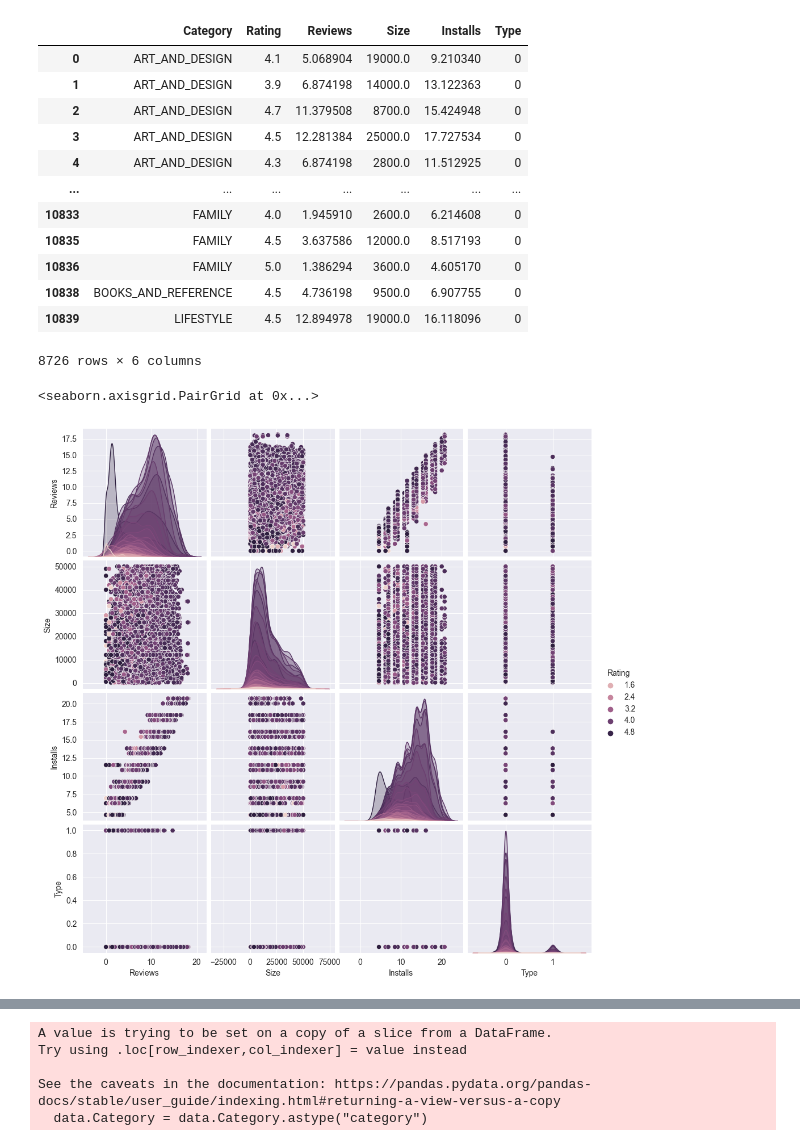
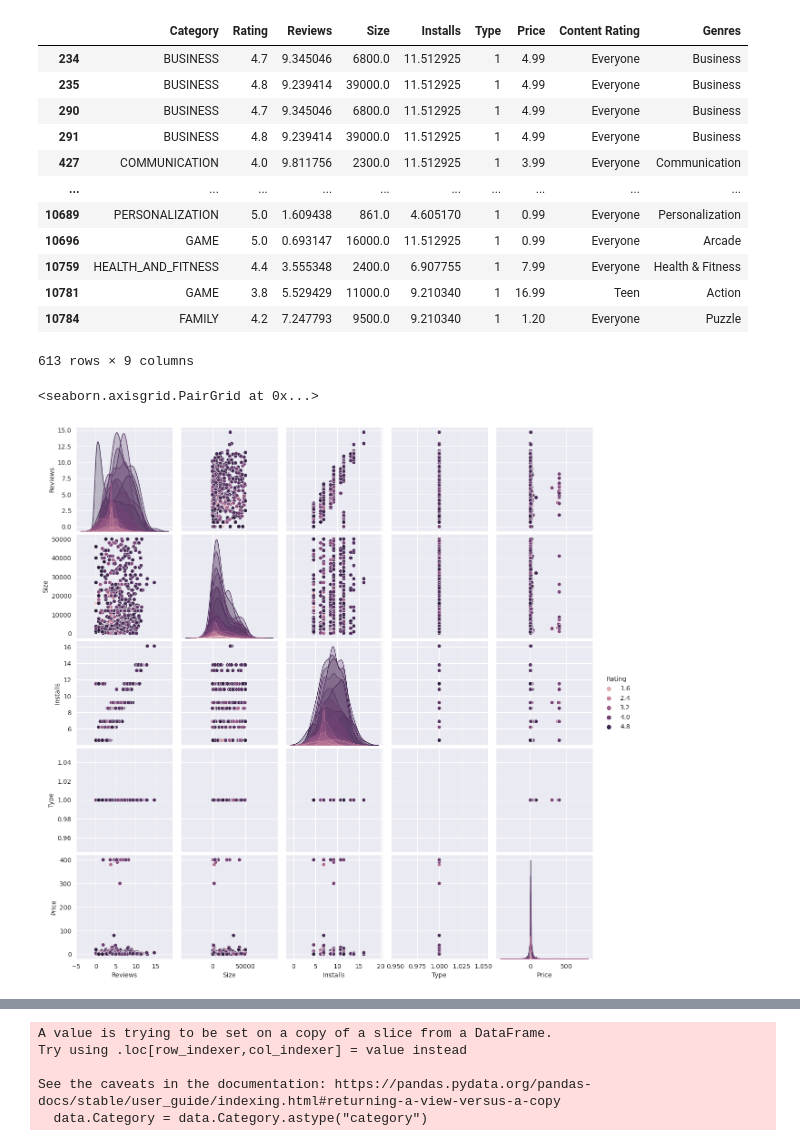
Before and after one commit to Mischomei/GooglePlay, a Jupyter notebook: googleplaystoretest.ipynb, the cells around one changed output, grey strips where cells are left out. Saved outputs shown, nothing was run; the diff lists cells and outputs as text; code cells hidden in the pictures.

```diff
--- a/googleplaystoretest.ipynb
+++ b/googleplaystoretest.ipynb
@@ -17,7 +17,10 @@ class Preprocessing():
         self.data = data
 
     def dropjunk(self):
-        self.data = self.data.drop(["App", "Current Ver", "Last Updated", "Android Ver", "Price", "Content Rating", "Genres"], axis=1)
+        self.data = self.data.drop(["App", "Last Updated", "Current Ver", "Android Ver"], axis=1)
+
+    def price(self):
+        self.data["Price"] = pd.to_numeric(pd.Series(map(lambda x: x[1:],self.data["Price"])))
 
     def getinstalls(self):
         self.data["Installs"] = self.data["Installs"].apply(lambda a: "".join(re.findall(r".*[^+]", a)[0].split(",")))
@@ -31,51 +34,53 @@ class Preprocessing():
         distance = 1.5 * (np.percentile(self.data[field], 75) - np.percentile(self.data[field], 25))
         self.data.drop(self.data[self.data[field] > distance + np.percentile(self.data[field], 75)].index, inplace=True)
         self.data.drop(self.data[self.data[field] < np.percentile(self.data[field], 25) - distance].index, inplace=True)
 
     def pricer(self):
         self.data["Type"] = self.data["Type"].map(lambda price: 0 if price=="Free" else 1)
 
     def cleaner(self):
         pass
 
     def preprocess(self):
         self.dropjunk()
         self.getinstalls()
         self.sizefunc()
+        self.price()
         self.outlayers("Size")
+        self.outlayers("Price")
         self.data.Installs = np.log(self.data.Installs)
         self.outlayers("Installs")
         self.data.loc[self.data.Installs <= 4, ["Installs"]] = self.data.Installs.median()
         self.data.loc[self.data.Size > 50000, "Size"] = self.data.Size.median()
         self.data.Reviews = np.log(self.data.Reviews)
         self.outlayers("Reviews")
         self.pricer()
         return self.data
 
 preproc = Preprocessing(data)
 data = preproc.preprocess()
 data = data.dropna()
 
 data
 # %% [output]
-|  | Category | Rating | Reviews | Size | Installs | Type |
-| 0 | ART_AND_DESIGN | 4.1 | 5.068904 | 19000.0 | 9.210340 | 0 |
-| 1 | ART_AND_DESIGN | 3.9 | 6.874198 | 14000.0 | 13.122363 | 0 |
-| 2 | ART_AND_DESIGN | 4.7 | 11.379508 | 8700.0 | 15.424948 | 0 |
-| 3 | ART_AND_DESIGN | 4.5 | 12.281384 | 25000.0 | 17.727534 | 0 |
-| 4 | ART_AND_DESIGN | 4.3 | 6.874198 | 2800.0 | 11.512925 | 0 |
-| ... | ... | ... | ... | ... | ... | ... |
-| 10833 | FAMILY | 4.0 | 1.945910 | 2600.0 | 6.214608 | 0 |
-| 10835 | FAMILY | 4.5 | 3.637586 | 12000.0 | 8.517193 | 0 |
-| 10836 | FAMILY | 5.0 | 1.386294 | 3600.0 | 4.605170 | 0 |
-| 10838 | BOOKS_AND_REFERENCE | 4.5 | 4.736198 | 9500.0 | 6.907755 | 0 |
-| 10839 | LIFESTYLE | 4.5 | 12.894978 | 19000.0 | 16.118096 | 0 |
+|  | Category | Rating | Reviews | Size | Installs | Type | Price | Content Rating | Genres |
+| 234 | BUSINESS | 4.7 | 9.345046 | 6800.0 | 11.512925 | 1 | 4.99 | Everyone | Business |
+| 235 | BUSINESS | 4.8 | 9.239414 | 39000.0 | 11.512925 | 1 | 4.99 | Everyone | Business |
+| 290 | BUSINESS | 4.7 | 9.345046 | 6800.0 | 11.512925 | 1 | 4.99 | Everyone | Business |
+| 291 | BUSINESS | 4.8 | 9.239414 | 39000.0 | 11.512925 | 1 | 4.99 | Everyone | Business |
+| 427 | COMMUNICATION | 4.0 | 9.811756 | 2300.0 | 11.512925 | 1 | 3.99 | Everyone | Communication |
+| ... | ... | ... | ... | ... | ... | ... | ... | ... | ... |
+| 10689 | PERSONALIZATION | 5.0 | 1.609438 | 861.0 | 4.605170 | 1 | 0.99 | Everyone | Personalization |
+| 10696 | GAME | 5.0 | 0.693147 | 16000.0 | 11.512925 | 1 | 0.99 | Everyone | Arcade |
+| 10759 | HEALTH_AND_FITNESS | 4.4 | 3.555348 | 2400.0 | 6.907755 | 1 | 7.99 | Everyone | Health & Fitness |
+| 10781 | GAME | 3.8 | 5.529429 | 11000.0 | 9.210340 | 1 | 16.99 | Teen | Action |
+| 10784 | FAMILY | 4.2 | 7.247793 | 9500.0 | 9.210340 | 1 | 1.20 | Everyone | Puzzle |
-8726 rows × 6 columns
+613 rows × 9 columns
 # %%
 sns.pairplot(data, hue="Rating")
 # %% [output]
 <seaborn.axisgrid.PairGrid at 0x...>
-[figure, old version]
+[figure, new version]
 # %%
 sns.heatmap(data.corr() [["Rating"]].sort_values(by="Rating", ascending=False), cmap="rainbow",vmin=-1, vmax=1, annot=True)
 # %% [output]
```
Also changed, not shown: parts of 16 cells of this notebook, 4 other files.
